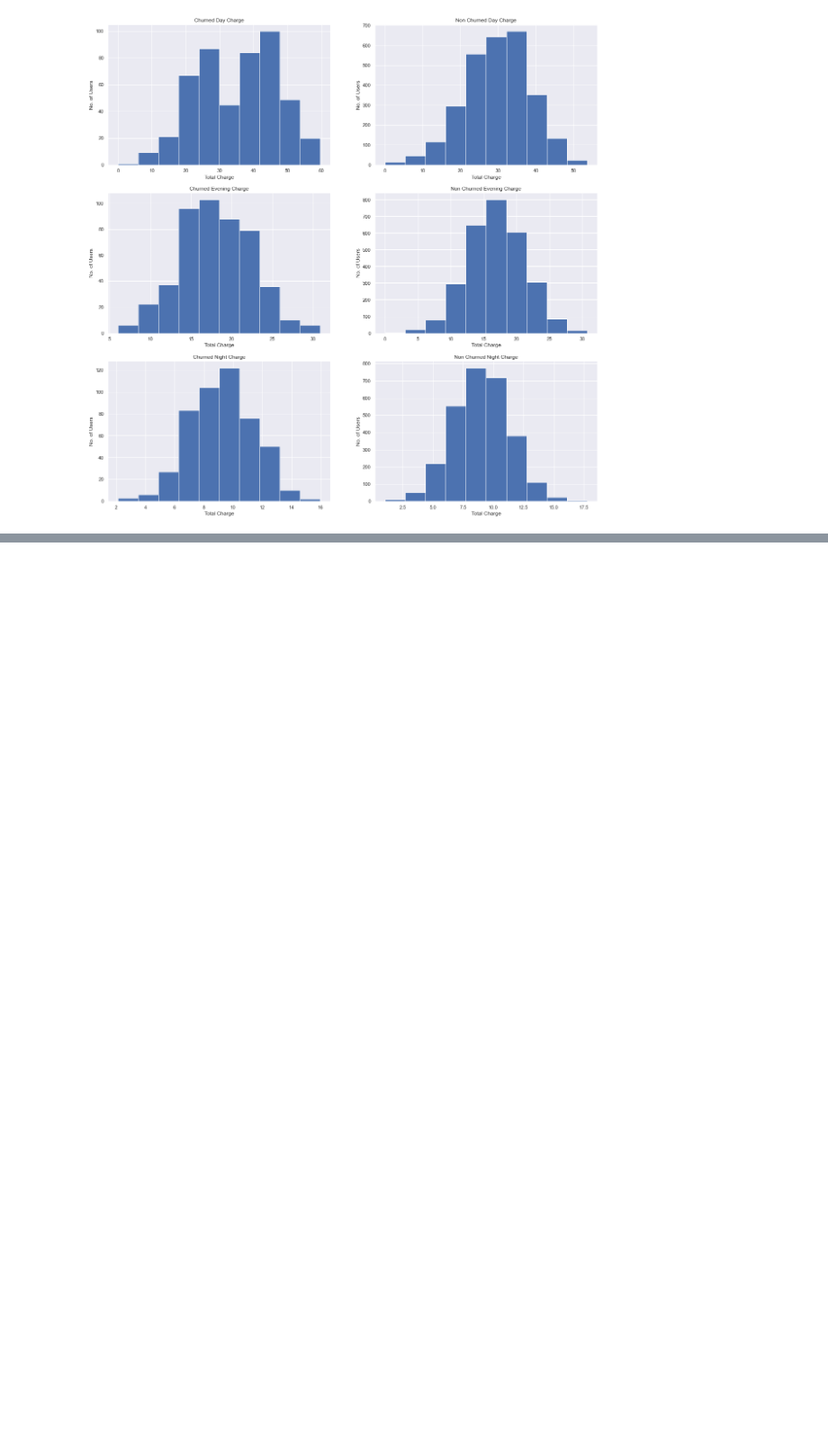
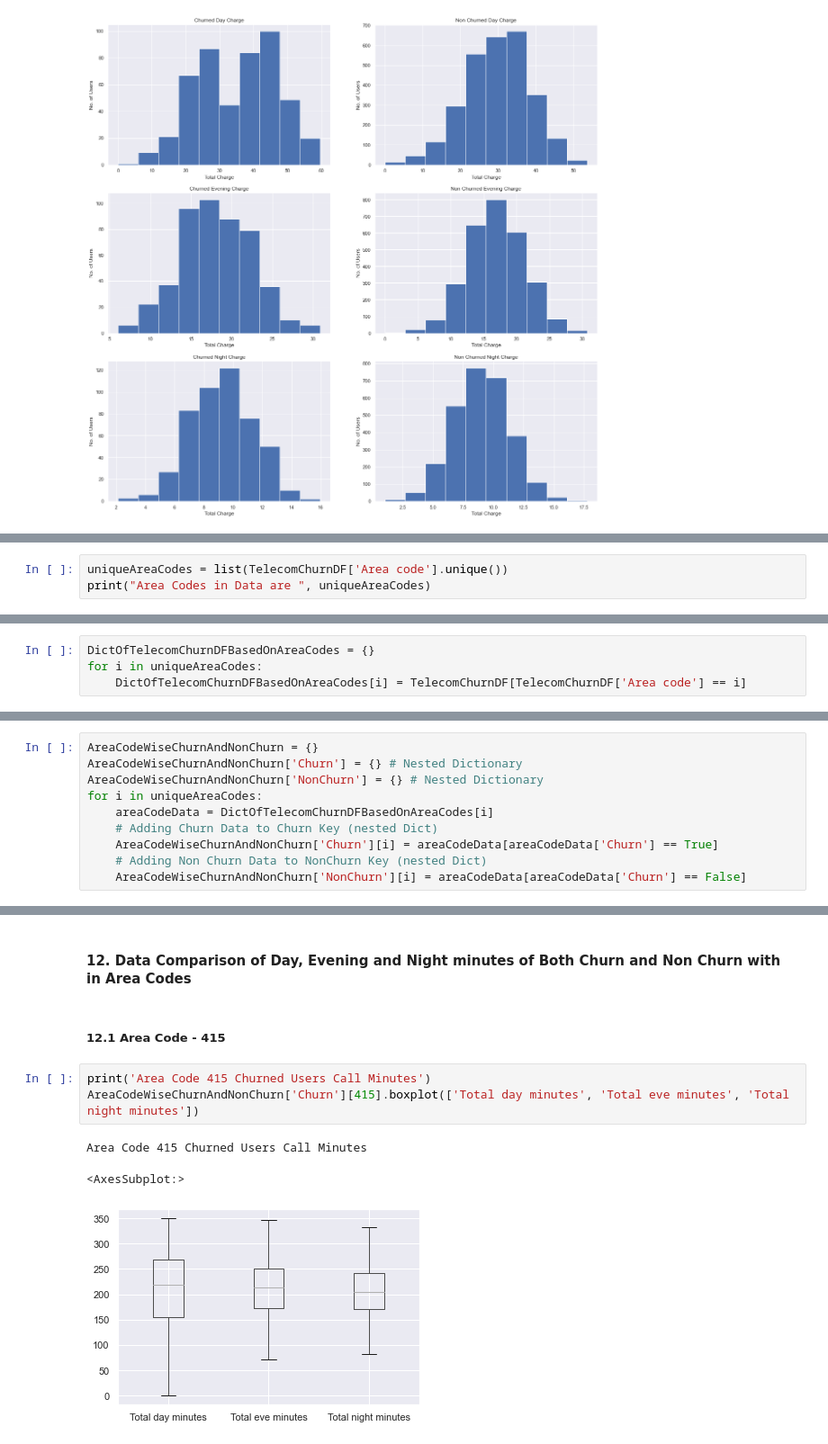
Before and after one commit to codes-by-vamshi/EDA-TelecomChurn, a Jupyter notebook: Telecom Churn - Sai Krishna Vamshi Devarasetty.ipynb, the cells around one changed output, grey strips where cells are left out. Shown at 90% size. Saved outputs shown, nothing was run; the diff lists cells and outputs as text; blank space fills up the shorter version.

```diff
--- a/Telecom Churn - Sai Krishna Vamshi Devarasetty.ipynb
+++ b/Telecom Churn - Sai Krishna Vamshi Devarasetty.ipynb
@@ -191,0 +235,3 @@ for ax in axs.flat:
+# %%
+uniqueAreaCodes = list(TelecomChurnDF['Area code'].unique())
+print("Area Codes in Data are ", uniqueAreaCodes)
@@ -191,0 +240,4 @@ for ax in axs.flat:
+# %%
+DictOfTelecomChurnDFBasedOnAreaCodes = {}
+for i in uniqueAreaCodes:
+    DictOfTelecomChurnDFBasedOnAreaCodes[i] = TelecomChurnDF[TelecomChurnDF['Area code'] == i]
@@ -191,0 +302,10 @@ for ax in axs.flat:
+# %%
+AreaCodeWiseChurnAndNonChurn = {}
+AreaCodeWiseChurnAndNonChurn['Churn'] = {} # Nested Dictionary
+AreaCodeWiseChurnAndNonChurn['NonChurn'] = {} # Nested Dictionary
+for i in uniqueAreaCodes:
+    areaCodeData = DictOfTelecomChurnDFBasedOnAreaCodes[i]
+    # Adding Churn Data to Churn Key (nested Dict)
+    AreaCodeWiseChurnAndNonChurn['Churn'][i] = areaCodeData[areaCodeData['Churn'] == True]
+    # Adding Non Churn Data to NonChurn Key (nested Dict)
+    AreaCodeWiseChurnAndNonChurn['NonChurn'][i] = areaCodeData[areaCodeData['Churn'] == False]
@@ -191,0 +326,11 @@ for ax in axs.flat:
+# %% [markdown]
+#### 12. Data Comparison of Day, Evening and Night minutes of Both Churn and Non Churn with in Area Codes
+# %% [markdown]
+##### 12.1 Area Code - 415
+# %%
+print('Area Code 415 Churned Users Call Minutes')
+AreaCodeWiseChurnAndNonChurn['Churn'][415].boxplot(['Total day minutes', 'Total eve minutes', 'Total night minutes'])
+# %% [output]
+Area Code 415 Churned Users Call Minutes
+<AxesSubplot:>
+[figure, added]
```
Also changed, not shown: parts of 22 cells of this notebook.
